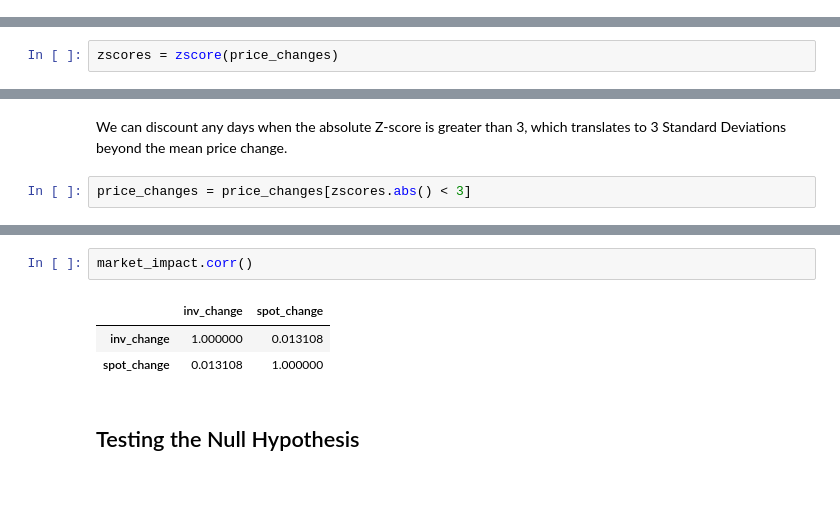
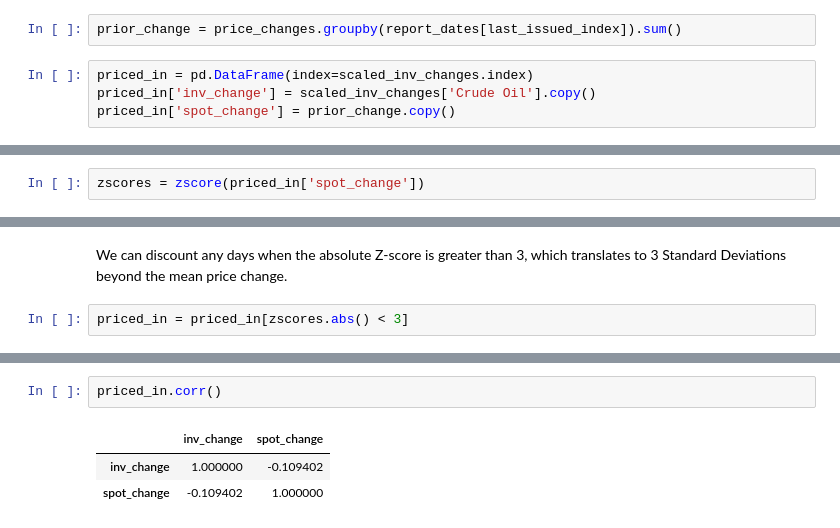
Before and after one commit to kinghfs/wpsr-statistical-analysis, a Jupyter notebook: wpsr-statistical-analysis.ipynb, the cells around one changed output, grey strips where cells are left out. Saved outputs shown, nothing was run; the diff lists cells and outputs as text; blank space fills up the shorter version.

```diff
--- a/wpsr-statistical-analysis.ipynb
+++ b/wpsr-statistical-analysis.ipynb
@@ -113,0 +336,6 @@ price_changes.hist()
+# %%
+prior_change = price_changes.groupby(report_dates[last_issued_index]).sum()
+# %%
+priced_in = pd.DataFrame(index=scaled_inv_changes.index)
+priced_in['inv_change'] = scaled_inv_changes['Crude Oil'].copy()
+priced_in['spot_change'] = prior_change.copy()
@@ -120,4 +353,4 @@ This is a statistical measurement of the price change in relationship to the mea
 # %%
 from scipy.stats import zscore
 # %%
-zscores = zscore(price_changes)
+zscores = zscore(priced_in['spot_change'])
@@ -148,4 +357,4 @@ zscores.min()
 # %% [markdown]
 We can discount any days when the absolute Z-score is greater than 3, which translates to 3 Standard Deviations beyond the mean price change.
 # %%
-price_changes = price_changes[zscores.abs() < 3]
+priced_in = priced_in[zscores.abs() < 3]
@@ -361,8 +366,6 @@ Text(0, 0.5, 'Week-following Spot Price Change (%)')
 # %%
-market_impact.corr()
+priced_in.corr()
 # %% [output]
 |  | inv_change | spot_change |
-| inv_change | 1.000000 | 0.013108 |
-| spot_change | 0.013108 | 1.000000 |
+| inv_change | 1.000000 | -0.109402 |
+| spot_change | -0.109402 | 1.000000 |
-# %% [markdown]
-<h2>Testing the Null Hypothesis</h2>
```
Also changed, not shown: parts of 190 cells of this notebook.
